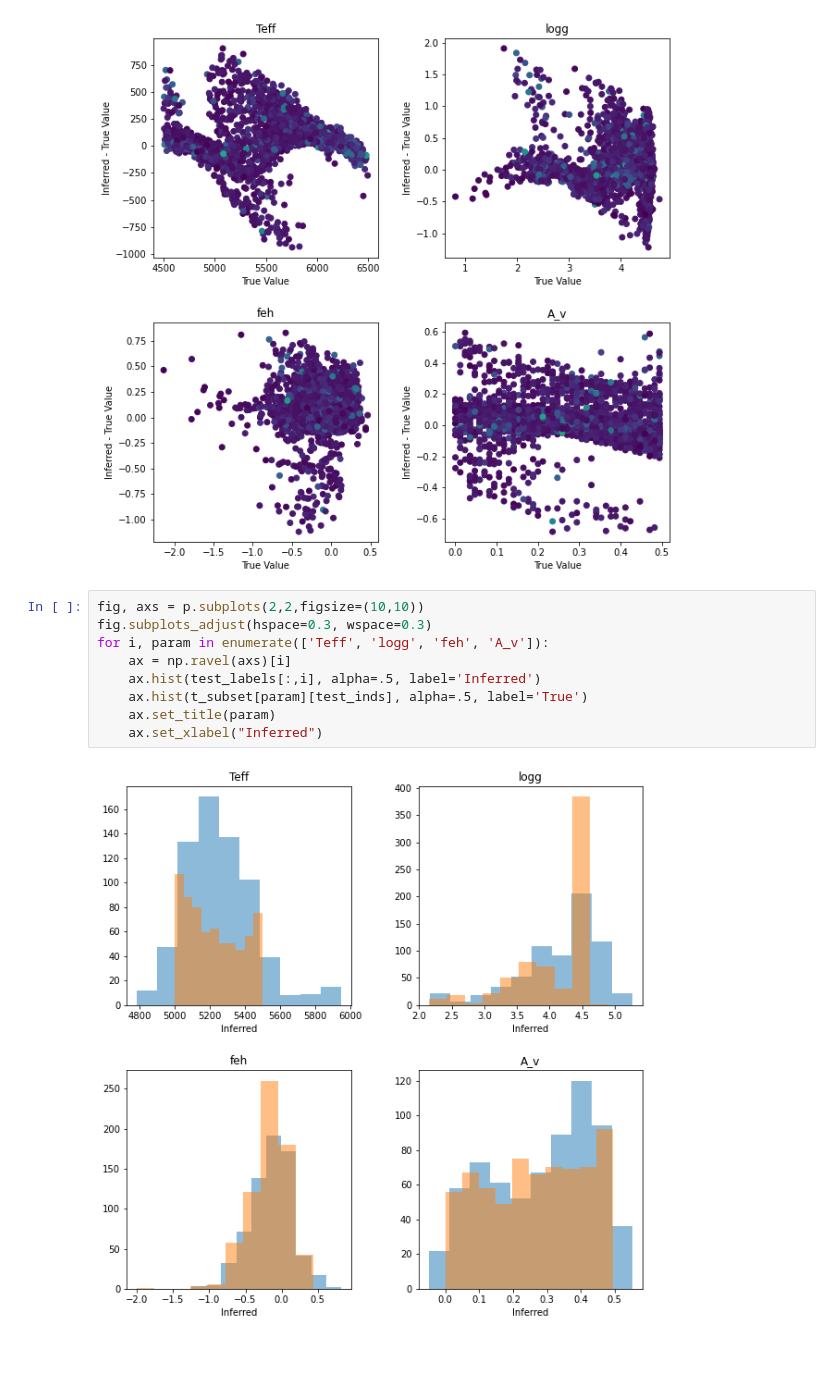
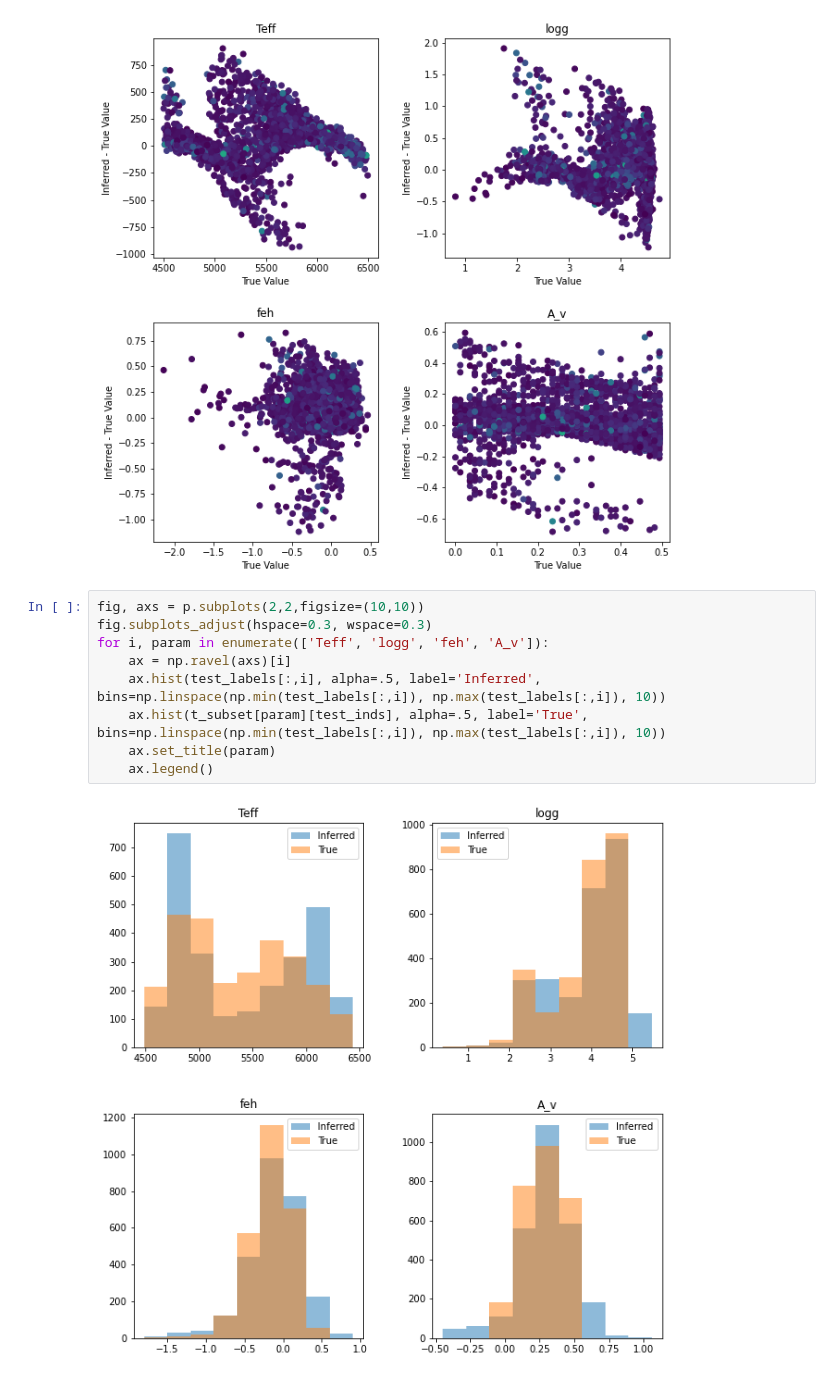
Before and after one commit to mlucey/apogee_bprp_params, a Jupyter notebook: apogee_bprp_params.ipynb, the cells around one changed output. Saved outputs shown, nothing was run; the diff lists cells and outputs as text.

Commit message:
fixed hist figs

```diff
--- a/apogee_bprp_params.ipynb
+++ b/apogee_bprp_params.ipynb
@@ -222,13 +219,13 @@ for i, param in enumerate(['Teff', 'logg', 'feh', 'A_v']):
 # %%
 fig, axs = p.subplots(2,2,figsize=(10,10))
 fig.subplots_adjust(hspace=0.3, wspace=0.3)
 for i, param in enumerate(['Teff', 'logg', 'feh', 'A_v']):
     ax = np.ravel(axs)[i]
-    ax.hist(test_labels[:,i], alpha=.5, label='Inferred')
-    ax.hist(t_subset[param][test_inds], alpha=.5, label='True')
+    ax.hist(test_labels[:,i], alpha=.5, label='Inferred', bins=np.linspace(np.min(test_labels[:,i]), np.max(test_labels[:,i]), 10))
+    ax.hist(t_subset[param][test_inds], alpha=.5, label='True', bins=np.linspace(np.min(test_labels[:,i]), np.max(test_labels[:,i]), 10))
     ax.set_title(param)
-    ax.set_xlabel("Inferred")
+    ax.legend()
 # %% [output]
-[figure, old version]
+[figure, new version]
 # %%
 print(np.mean(test_labels[:,0]))
```
Also changed, not shown: parts of 8 cells of this notebook.
